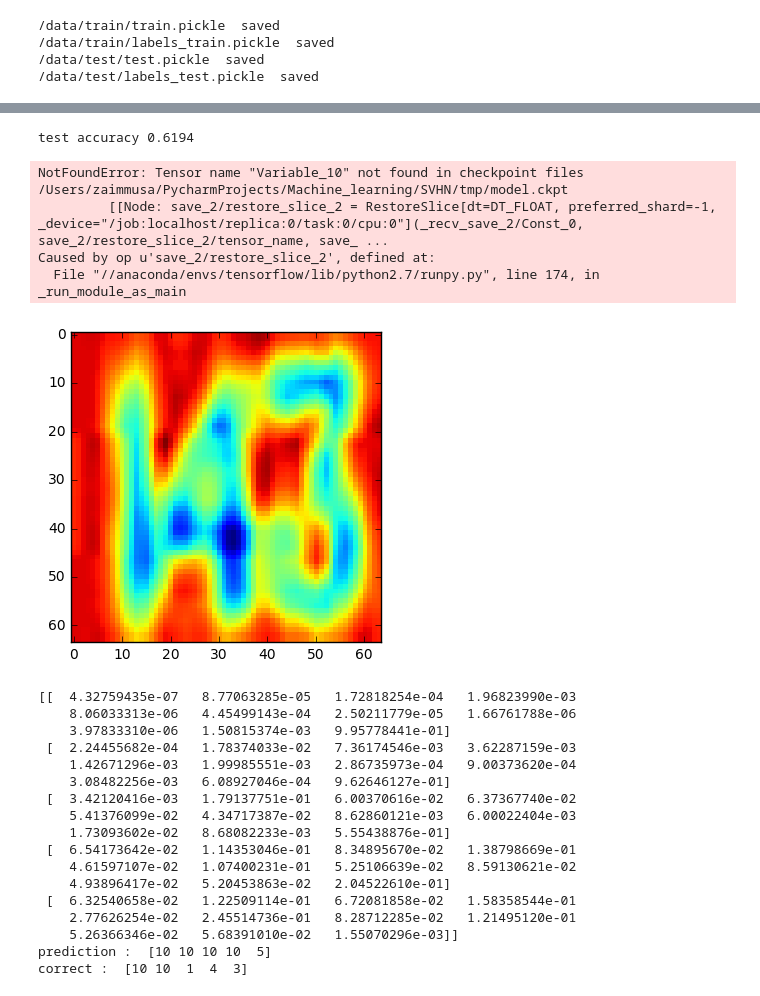
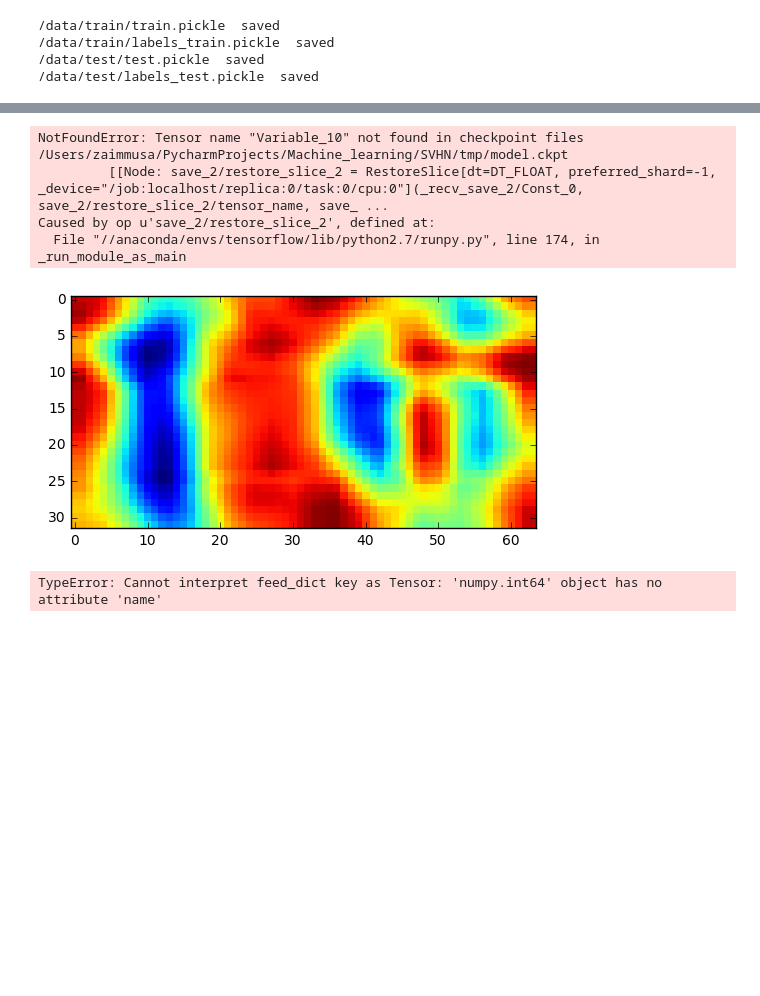
Before and after one commit to Logic4Twisted/SVHN, a Jupyter notebook: SVHN.ipynb, the cells around one changed output, grey strips where cells are left out. Saved outputs shown, nothing was run; the diff lists cells and outputs as text; code cells hidden in the pictures; blank space fills up the shorter version.

```diff
--- a/SVHN.ipynb
+++ b/SVHN.ipynb
@@ -123,7 +211,7 @@ def rescale(img, l, height, width):
     return [l[0], float(l[1])/ph, float(l[2])/pw, float(l[3])/pw, float(l[4])/ph]
 # %%
 pixel_depth = 255.0
-hight = 64
+hight = 32
 width = 64
 
 def save_to_pickle_file(set_filename, folder, labels, force = False):
@@ -132,7 +220,7 @@ def save_to_pickle_file(set_filename, folder, labels, force = False):
         return
     image_files = os.listdir(root_dir + folder)
     d = dict()
-    dataset = np.ndarray(shape=(len(image_files), height, width), dtype=np.float32)
+    dataset = np.ndarray(shape=(len(image_files), hight, width), dtype=np.float32)
     num_images = 0
     for image in image_files:
         if not image.endswith('.png'):
@@ -203,11 +291,12 @@ plt.show()
 # %%
-labels_train = np.zeros((len(labels_train_data), 5, 11))
+digits = 5
+labels_train = np.zeros((len(labels_train_data), digits, 11))
 labels_only = {x: [y%10 for y in labels_train_data[x]] for x in labels_train_data}
 for x in labels_only:
-    for i in range(5-len(labels_only[x])):
+    for i in range(digits-len(labels_only[x])):
         labels_train[x][i][10] = 1
     for i, y in enumerate(labels_only[x]):
-        labels_train[x][5-len(labels_only[x])+i][y] = 1
+        labels_train[x][digits-len(labels_only[x])+i][y] = 1
 
 index = 0
 def get_train_examples(size):
@@ -219,13 +308,13 @@ def get_train_examples(size):
     return train_data[index-size:index], labels_train[index-size: index]
 
 def get_test_examples(size, start = 0):
-    labels_ = np.zeros((size+start, 5, 11))
+    labels_ = np.zeros((size+start, digits, 11))
     labels_only = {x: [y%10 for y in labels_test_data[x]] for x in labels_test_data}
     for x in range(start + size):
-        for i in range(5-len(labels_only[x])):
+        for i in range(digits-len(labels_only[x])):
             labels_[x][i][10] = 1
         for i, y in enumerate(labels_only[x]):
-            labels_[x][i+5-len(labels_only[x])][y] = 1
+            labels_[x][i+digits-len(labels_only[x])][y] = 1
     return test_data[start:start+size], labels_[start:start+size]
 # %%
 a, b = get_train_examples(1)
@@ -330,19 +437,21 @@ saver = tf.train.Saver()
 # %%
 sess = tf.InteractiveSession()
 sess.run(tf.initialize_all_variables())
-for i in range(1001):
-    batch_images, batch_labels = get_train_examples(20)
-    lr = 0.00001
+for i in range(2001):
+    batch_images, batch_labels = get_train_examples(50)
+    lr = 1.0e-4
     loss = train_step.run(feed_dict={x: batch_images, y: batch_labels, keep_prob: 1.0, learning_rate: lr})
     if i%100 == 0:
-        batch_images, batch_labels = get_train_examples(100)
+        batch_images, batch_labels = get_test_examples(2000)
         loss, train_accuracy = sess.run([cross_entropy, accuracy], feed_dict={x:batch_images, y: batch_labels, keep_prob: 1.0, learning_rate: lr})
         print("step %d, training accuracy %g, loss %g"%(i, train_accuracy, loss))
+        accuracy_list.append(train_accuracy)
+        loss_list.append(loss)
 
-test_imgs, test_labels = get_test_examples(1000)
+test_imgs, test_labels = get_test_examples(5000)
 print("test accuracy %g"% accuracy.eval(feed_dict={x: test_imgs, y: test_labels, keep_prob: 1.0, learning_rate: 0.0001}))
 
-save_path = saver.save(sess, root_dir + "/tmp/model.ckpt")
+save_path = saver.save(sess, root_dir + "/tmp/model2.ckpt")
 print("Model saved in file: %s" % save_path)
 # %% [output]
 Exception AssertionError: AssertionError("Nesting violated for default stack of <type 'weakref'> objects",) in <bound method InteractiveSession.__del__ of <tensorflow.python.client.session.Interactive ...
@@ -362,5 +464,3 @@ Model saved in file: /Users/zaimmusa/PycharmProjects/Machine_learning/SVHN/tmp/m
 # %%
-test_imgs, test_labels = get_test_examples(1000)
+test_imgs, test_labels = get_test_examples(5000)
 print("test accuracy %g"% accuracy.eval(feed_dict={x: test_imgs, y: test_labels, keep_prob: 1.0, learning_rate: 0.0001}))
-# %% [output]
-test accuracy 0.6194
@@ -375,50 +479,36 @@ Caused by op u'save_2/restore_slice_2', defined at:
 # %%
 def get_test_examples(size, start = 0):
     labels_ = np.zeros((size+start, 5, 11))
     labels_only = {x: [y%10 for y in labels_test_data[x]] for x in labels_test_data}
     for x in range(start + size):
         for i in range(5-len(labels_only[x])):
             labels_[x][i][10] = 1
         for i, y in enumerate(labels_only[x]):
             labels_[x][i+5-len(labels_only[x])][y] = 1
     return test_data[start:start+size], labels_[start:start+size]
 
 
 def decode(output):
     result = ''
     for x in output:
         if x != 10:
             result = result + str(x)
     return result
 
-
-test_imgs, test_labels = get_test_examples(1, 4)
+test_imgs, test_labels = get_test_examples(1, 1)
 # test_imgs, test_labels = get_train_examples(1)
 plt.imshow(test_imgs[0], interpolation='nearest')
 plt.show()
-pred = y_conv.eval(feed_dict={x:test_imgs, keep_prob: 1.0})
+pred, acc = sess.run([y_conv, accuracy], feed_dict={x:test_imgs, keep_prob: 1.0, learning_rate: 0.0001, y: batch_labels})
+print ('accuracy: ', acc)
+#confidence = reduce(lambda x, y: x*y, [pred[i][x] for i, x in enumerate(np.argmax(pred, 1))])
+#print ('confidence: ', confidence)
 pred = tf.reshape(pred, (digits, 11))
 pred = tf.nn.softmax(pred)
-print (pred.eval())
+print (pred)
 pred = tf.argmax(pred, 1)
-print ('prediction : ', pred.eval())
+print ('prediction : ', pred)
 print ('correct : ', np.argmax(tf.reshape(test_labels, (digits, 11)).eval(), 1))
 # %% [output]
-[figure, old version]
+[figure, new version]
-[[  4.32759435e-07   8.77063285e-05   1.72818254e-04   1.96823990e-03
-    8.06033313e-06   4.45499143e-04   2.50211779e-05   1.66761788e-06
-    3.97833310e-06   1.50815374e-03   9.95778441e-01]
- [  2.24455682e-04   1.78374033e-02   7.36174546e-03   3.62287159e-03
-    1.42671296e-03   1.99985551e-03   2.86735973e-04   9.00373620e-04
-    3.08482256e-03   6.08927046e-04   9.62646127e-01]
- [  3.42120416e-03   1.79137751e-01   6.00370616e-02   6.37367740e-02
-    5.41376099e-02   4.34717387e-02   8.62860121e-03   6.00022404e-03
-    1.73093602e-02   8.68082233e-03   5.55438876e-01]
- [  6.54173642e-02   1.14353046e-01   8.34895670e-02   1.38798669e-01
-    4.61597107e-02   1.07400231e-01   5.25106639e-02   8.59130621e-02
-    4.93896417e-02   5.20453863e-02   2.04522610e-01]
- [  6.32540658e-02   1.22509114e-01   6.72081858e-02   1.58358544e-01
-    2.77626254e-02   2.45514736e-01   8.28712285e-02   1.21495120e-01
-    5.26366346e-02   5.68391010e-02   1.55070296e-03]]
-prediction :  [10 10 10 10  5]
-correct :  [10 10  1  4  3]
+TypeError: Cannot interpret feed_dict key as Tensor: 'numpy.int64' object has no attribute 'name'
```
Also changed, not shown: parts of 22 cells of this notebook, 1 other file.
